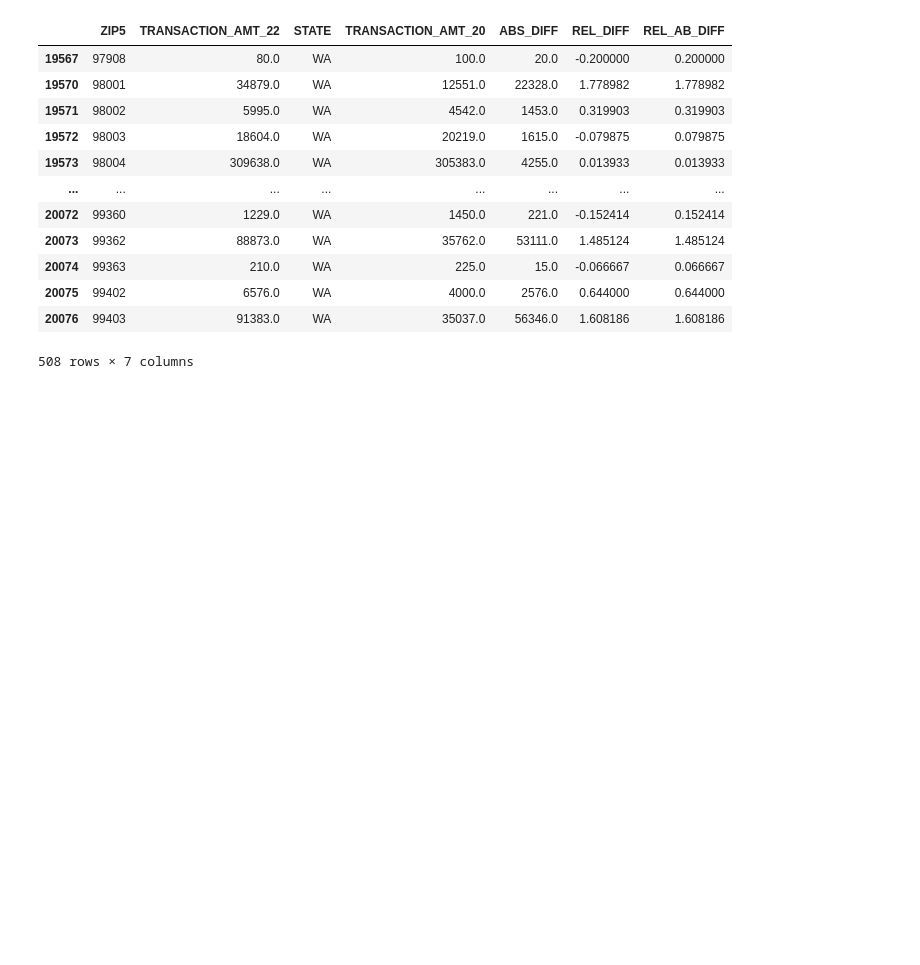
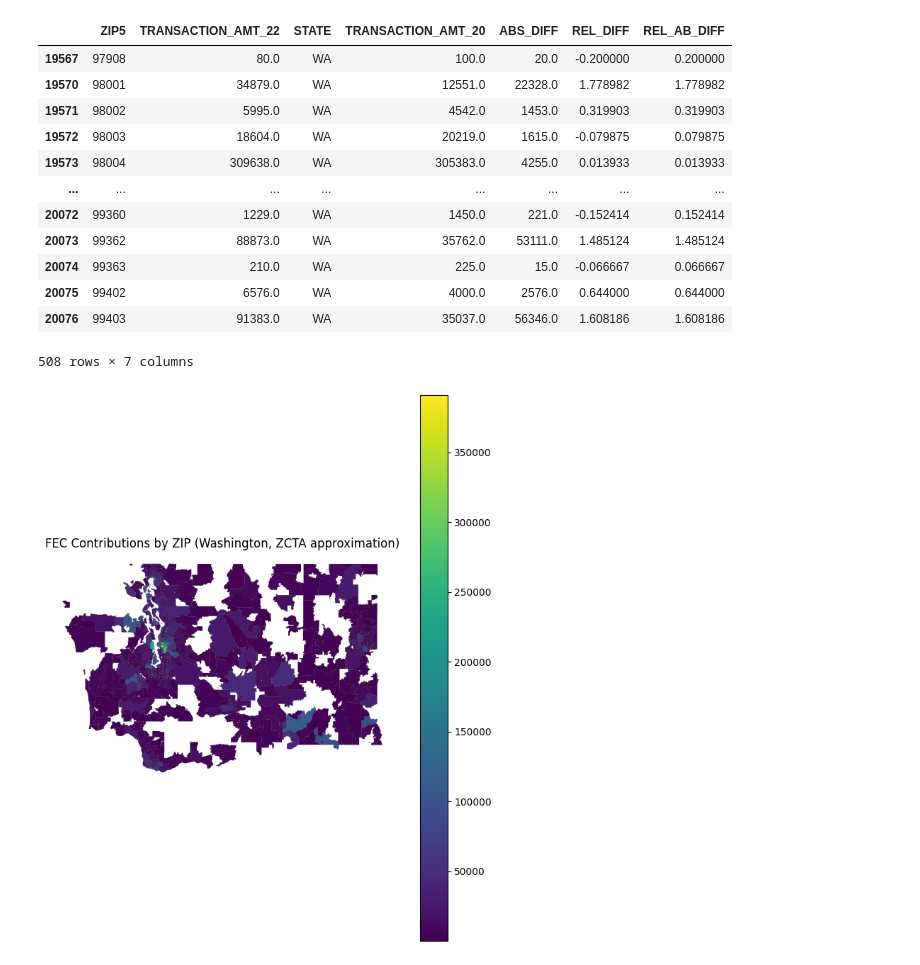
Before and after one commit to kennethgu/stats305c-project, a Jupyter notebook: milestone2/analysis/data_analysis.ipynb, the cells around one changed output. Cells and saved outputs as stored; diff of their text form; code cells hidden in the pictures; blank space fills up the shorter version.

Commit message:
more choropleths, for 2digit starts

```diff
--- a/milestone2/analysis/data_analysis.ipynb
+++ b/milestone2/analysis/data_analysis.ipynb
@@ -572,3 +572,34 @@ zip_sums_diff_wa
 | 20075 | 99402 | 6576.0 | WA | 4000.0 | 2576.0 | 0.644000 | 0.644000 |
 | 20076 | 99403 | 91383.0 | WA | 35037.0 | 56346.0 | 1.608186 | 1.608186 |
 508 rows × 7 columns
+# %%
+zctas = gpd.read_file("../../data/tl_2020_us_zcta520.shp")
+
+# Filter WA ZIP prefixes
+wa_zctas = zctas[zctas["ZCTA5CE20"].str.startswith(("98", "99"))].copy()
+wa_map = wa_zctas.merge(
+    zip_sums_diff_wa,
+    left_on="ZCTA5CE20",
+    right_on="ZIP5",
+    how="left"
+)
+wa_map = wa_map[wa_map["TRANSACTION_AMT_22"].notna()].copy()
+# %%
+fig, ax = plt.subplots(1, 1, figsize=(8, 10))
+
+wa_map.plot(
+    column="TRANSACTION_AMT_22",          # use log scale
+    cmap="viridis",
+    linewidth=0.1,
+    edgecolor="black",
+    legend=True,
+    missing_kwds={"color": "lightgrey"},
+    ax=ax
+)
+
+ax.set_title("FEC Contributions by ZIP (Washington, ZCTA approximation)")
+ax.axis("off")
+
+plt.show()
+# %% [output]
+[figure, added]
```
Also changed, not shown: parts of 6 cells of this notebook.
